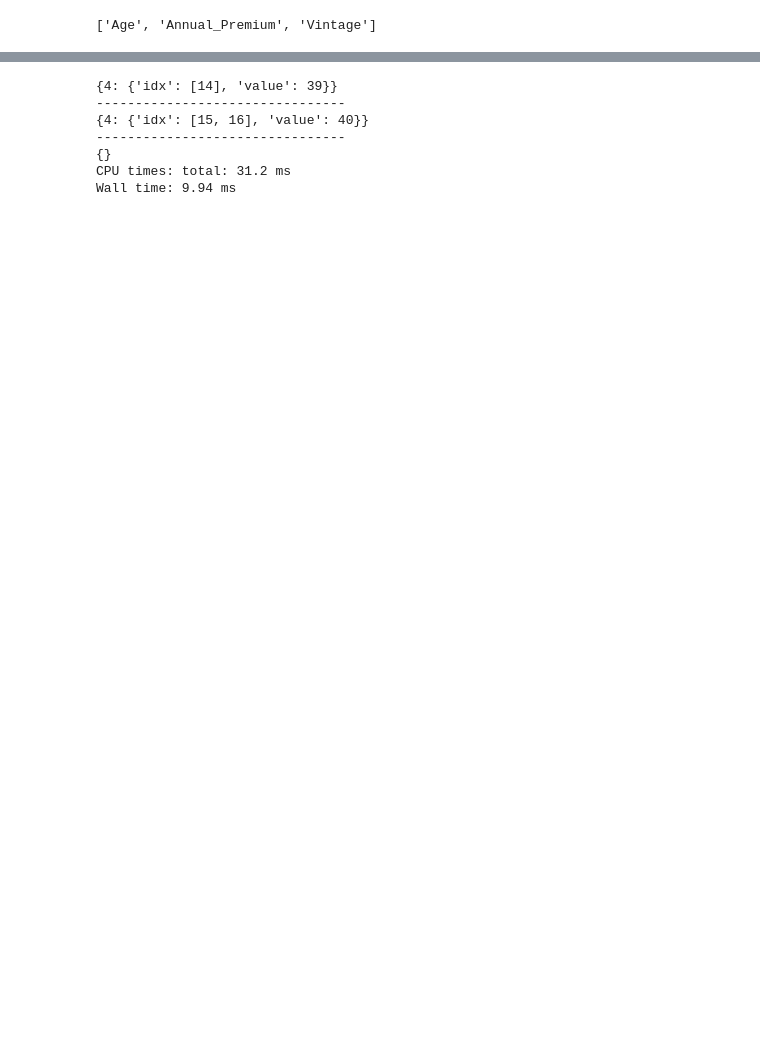
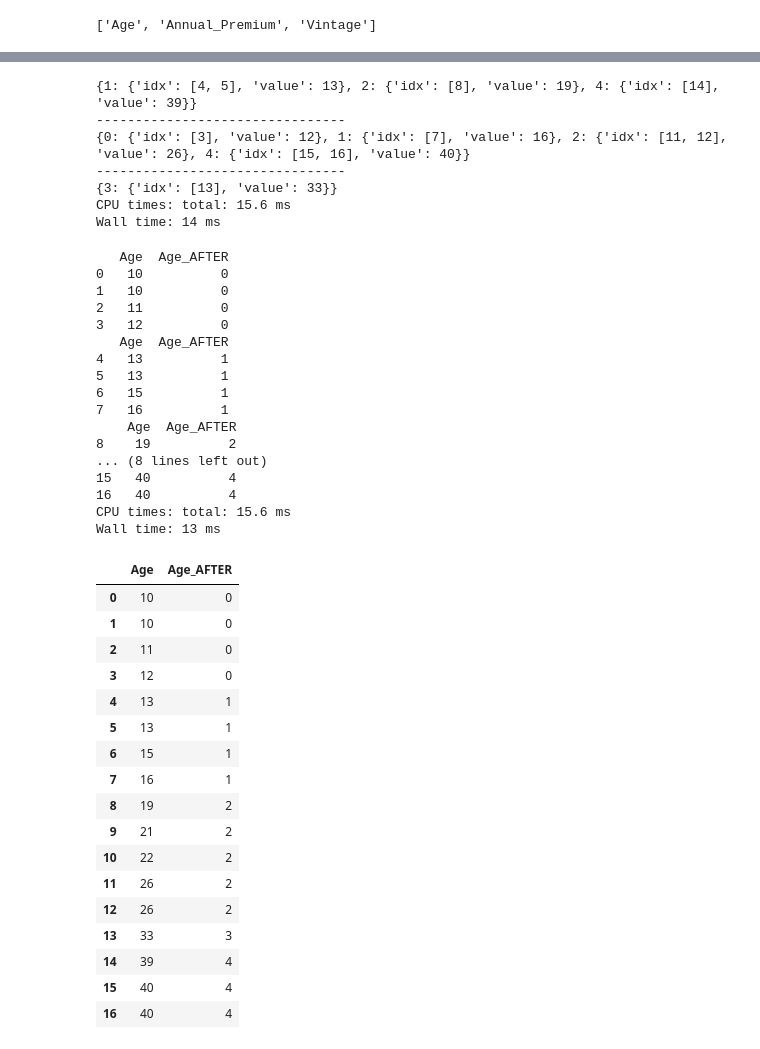
Before and after one commit to atf98/An-Efficient-Discretization-Algorithm-Using-Rough-Set-Theory, a Jupyter notebook: algorithm.ipynb, the cells around one changed output, grey strips where cells are left out. Drawn from its saved outputs; the diff is of its cells as text; code cells hidden in the pictures; blank space fills up the shorter version.

```diff
--- a/algorithm.ipynb
+++ b/algorithm.ipynb
@@ -338,10 +326,11 @@ for comb in combX:
 silhouette_scores = 5
 data = pd.read_csv('test.csv')
 marker = {}
-
+lower_value = {}
+upper_value = {}
+out_value = {}
 
 def get_lower_edge_value(indices, value):
-    lower_value = {}
     if len(indices) > 1:
         same_value = data.loc[indices[::len(indices)-1]].Age.values.tolist()
         if value not in [0, silhouette_scores]:
@@ -358,13 +347,9 @@ def get_lower_edge_value(indices, value):
 
 
 def get_upper_edge_value(indices, value):
-    upper_value = {}
     if len(indices) > 1:
         same_value = data.loc[indices[::len(indices)-1]].Age.values.tolist()
-        if value in [0, silhouette_scores]:
-            upper_same_value = data.Age.isin([same_value[1]])
-        else:
-            upper_same_value = data.Age.isin([same_value[1]])
+        upper_same_value = data.Age.isin([same_value[1]])
 
         upper_temp = data[upper_same_value]
         upper_value.update({
@@ -378,7 +363,6 @@ def get_upper_edge_value(indices, value):
 
 
 def get_outer_edge_values(indices, value):
-    out_value = {}
     if len(indices) == 1:
         same_value = data.loc[indices].Age.values.tolist()
         out_same_value = data.Age.isin(same_value)
@@ -406,12 +390,61 @@ print(upper_edge_value)
 print('--------------------------------')
 print(outer_edge_value)
 # %% [output]
-{4: {'idx': [14], 'value': 39}}
+{1: {'idx': [4, 5], 'value': 13}, 2: {'idx': [8], 'value': 19}, 4: {'idx': [14], 'value': 39}}
 --------------------------------
-{4: {'idx': [15, 16], 'value': 40}}
+{0: {'idx': [3], 'value': 12}, 1: {'idx': [7], 'value': 16}, 2: {'idx': [11, 12], 'value': 26}, 4: {'idx': [15, 16], 'value': 40}}
 --------------------------------
-{}
-CPU times: total: 31.2 ms
-Wall time: 9.94 ms
+{3: {'idx': [13], 'value': 33}}
+CPU times: total: 15.6 ms
+Wall time: 14 ms
 # %%
 a = b = 5
+# %%
+%%time
+silhouette_scores = 5
+data = pd.read_csv('test.csv')
+value = 0
+while value < silhouette_scores:
+    if value not in [0, silhouette_scores]:
+        print(data[data['Age_AFTER'] == value])
+    else:
+        print(data[data['Age_AFTER'] == value])
+    value += 1
+
+data
+# %% [output]
+   Age  Age_AFTER
+0   10          0
+1   10          0
+2   11          0
+3   12          0
+   Age  Age_AFTER
+4   13          1
+5   13          1
+6   15          1
+7   16          1
+    Age  Age_AFTER
+8    19          2
+... (8 lines left out)
+15   40          4
+16   40          4
+CPU times: total: 15.6 ms
+Wall time: 13 ms
+|  | Age | Age_AFTER |
+| 0 | 10 | 0 |
+| 1 | 10 | 0 |
+| 2 | 11 | 0 |
+| 3 | 12 | 0 |
+| 4 | 13 | 1 |
+| 5 | 13 | 1 |
+| 6 | 15 | 1 |
+| 7 | 16 | 1 |
+| 8 | 19 | 2 |
+| 9 | 21 | 2 |
+| 10 | 22 | 2 |
+| 11 | 26 | 2 |
+| 12 | 26 | 2 |
+| 13 | 33 | 3 |
+| 14 | 39 | 4 |
+| 15 | 40 | 4 |
+| 16 | 40 | 4 |
```
Also changed, not shown: parts of 9 cells of this notebook, 6 other files.
